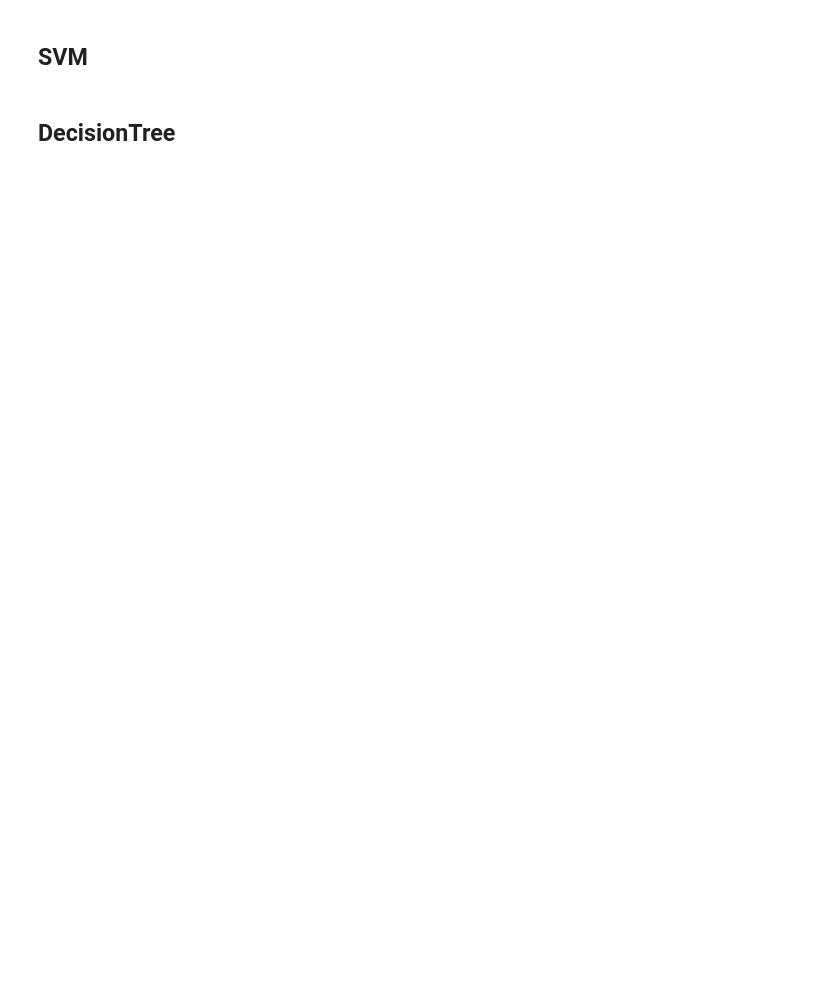
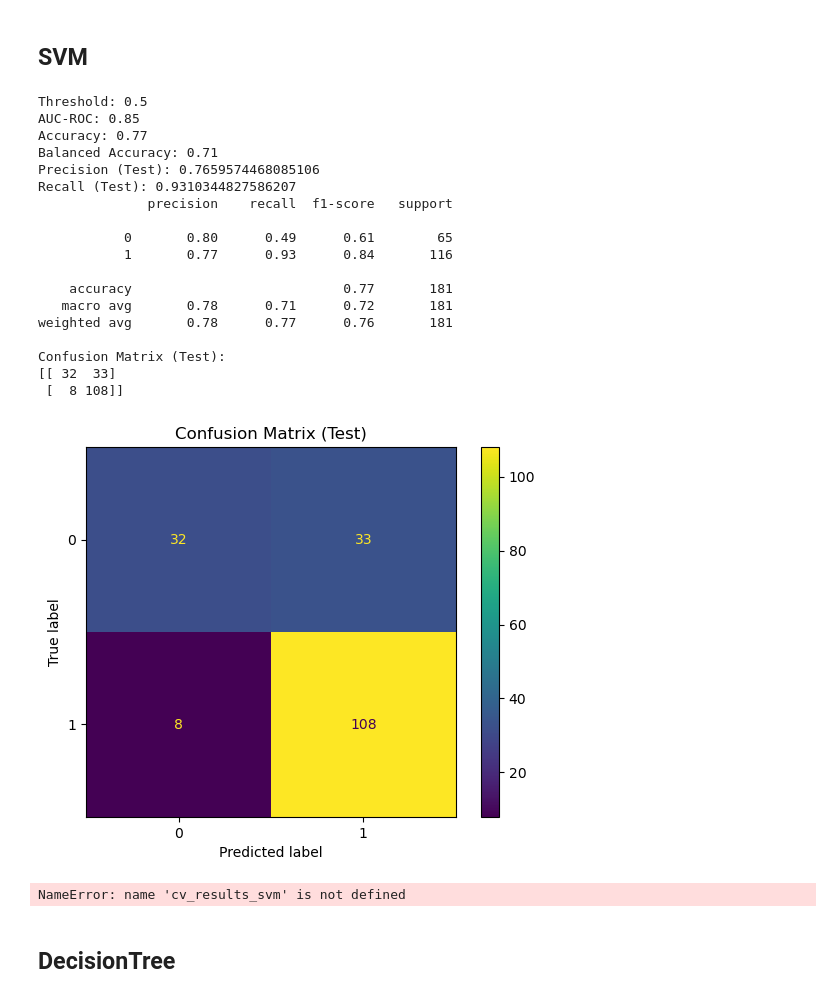
Before and after one commit to MayaVB/Applied_DS_Project, a Jupyter notebook: notebooks/main(20).ipynb, the cells around one changed output. Saved outputs shown, nothing was run; the diff lists cells and outputs as text; code cells hidden in the pictures; blank space fills up the shorter version.

```diff
--- a/notebooks/main(20).ipynb
+++ b/notebooks/main(20).ipynb
@@ -394,21 +460,42 @@ Confusion Matrix (Test):
 ## SVM
 # %%
 # # Initialize your XGBoost model
-# svm_clf = SVC(probability=True)
+svm_clf = SVC(probability=True)
 
-# # Perform cross-validation
+# Perform cross-validation
 # cv_results_svm = cross_validate_model_using_StratifiedKFold(svm_clf, X_train, y_train, n_splits=5, random_state=random_state)
 
-# # Train the final model on the entire training data
-# svm_clf.fit(X_train, y_train)
+# Train the final model on the entire training data
+svm_clf.fit(X_train, y_train)
 
-# # Predict on the test set
-# svm_pred, svm_prob = predict_model(svm_clf, X_test)
-# metrics['SVM'] = evaluate_model(y_test, svm_pred, svm_prob, threshold=0.5)
+# Predict on the test set
+svm_pred, svm_prob = predict_model(svm_clf, X_test)
+metrics['SVM'] = evaluate_model(y_test, svm_pred, svm_prob, threshold=0.5)
 # metrics['SVM']['Kappa'] = round(cv_results_svm['mean_kappa'], 2)
 
-# # Plot AUC-ROC curve
-# plot_auc_roc_curve(y_test, svm_prob, model_name='SVM')
+# Plot AUC-ROC curve
+plot_auc_roc_curve(y_test, svm_prob, model_name='SVM')
+# %% [output]
+Threshold: 0.5
+AUC-ROC: 0.85
+Accuracy: 0.77
+Balanced Accuracy: 0.71
+Precision (Test): 0.7659574468085106
+Recall (Test): 0.9310344827586207
+              precision    recall  f1-score   support
+
+           0       0.80      0.49      0.61        65
+           1       0.77      0.93      0.84       116
+
+    accuracy                           0.77       181
+   macro avg       0.78      0.71      0.72       181
+weighted avg       0.78      0.77      0.76       181
+
+Confusion Matrix (Test):
+[[ 32  33]
+ [  8 108]]
+[figure, added]
+NameError: name 'cv_results_svm' is not defined
 # %%
 # svm_clf = train_svm_model(X_train, y_train)
 # svm_pred, svm_prob = predict_model(svm_clf, X_test)
```
Also changed, not shown: parts of 26 cells of this notebook, 1 other file.
